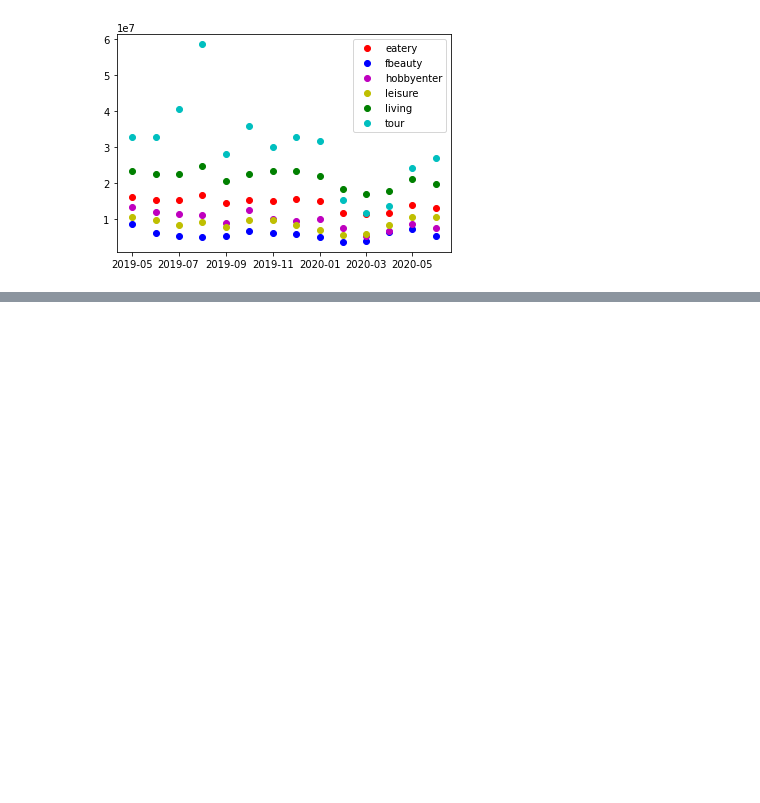
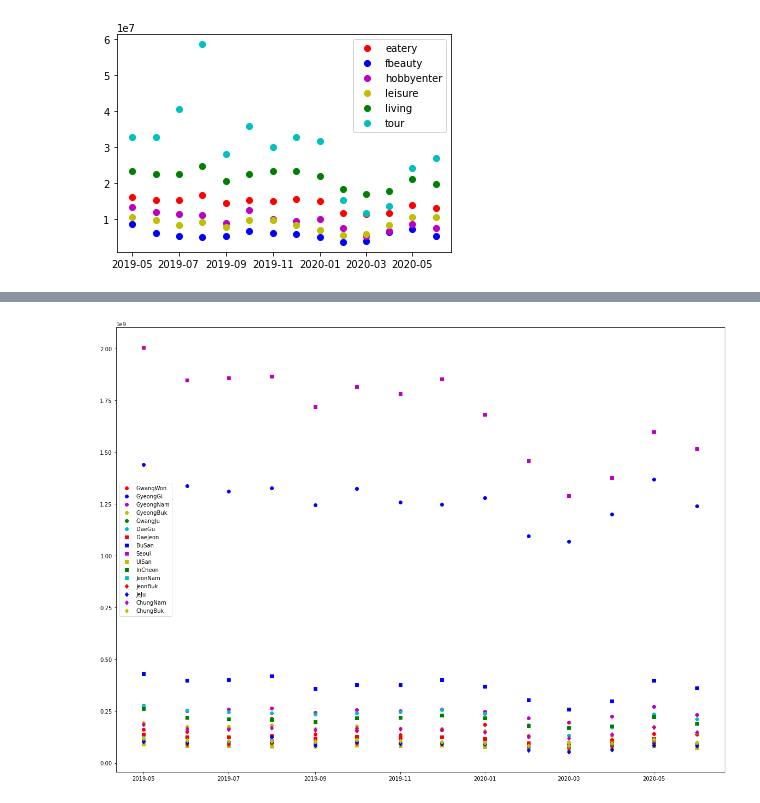
Before and after one commit to ssilb4/colab, a Jupyter notebook: jeju_datalab.ipynb, the cells around one changed output, grey strips where cells are left out. Saved outputs shown, nothing was run; the diff lists cells and outputs as text; code cells hidden in the pictures; blank space fills up the shorter version.

```diff
--- a/jeju_datalab.ipynb
+++ b/jeju_datalab.ipynb
@@ -3,7 +3,7 @@
 # %%
 import pandas as pd
 # %%
-df = pd.read_csv('https://raw.githubusercontent.com/ssilb4/gitflow/master/data/output_datalab3.csv?token=AEXPY5BLPSGW65IGDQNON4K7CTT5A')
+df = pd.read_csv('https://raw.githubusercontent.com/ssilb4/gitflow/master/data/output_datalab3.csv?token=AEXPY5B5XNUENTQARQRPQNS7CUPAE')
 # %%
 df['위치'].unique()
 # %% [output]
@@ -68,0 +48,19 @@ Name: 업종, dtype: object
+# %%
+df_group = df.groupby(['위치','날짜'],as_index=False).agg({
+    '매출':sum})
+# %%
+index = 0
+locations=['GwangWon', 'GyeongGi', 'GyeongNam', 'GyeongBuk', 'GwangJu', 'DaeGu', 'DaeJeon', 'BuSan','Seoul', 'UlSan', 'InCheon', 'JeonNam', 'JeonBuk', 'JeJu','ChungNam', 'ChungBuk']
+colors = ['ro','bo','mo','yo','go','co',     'rs','bs','ms','ys','gs','cs',    'rd','bd','md','yd','gd','cd']
+plt.figure(figsize=(20,15))
+for location in df_group['위치'].drop_duplicates():
+  df_gorup2 = df_group[df_group['위치']==location]
+  df_gorup2.index = pd.to_datetime(df_gorup2["날짜"],format="%Y%m%d")
+  plt.plot(df_gorup2.index,df_gorup2['매출'], colors[index], label=locations[index])
+  index += 1
+  #break
+  #plt.ylabel('some numbers')
+plt.legend()
+plt.show()
+# %% [output]
+[figure, added]
```
Also changed, not shown: parts of 4 cells of this notebook.
